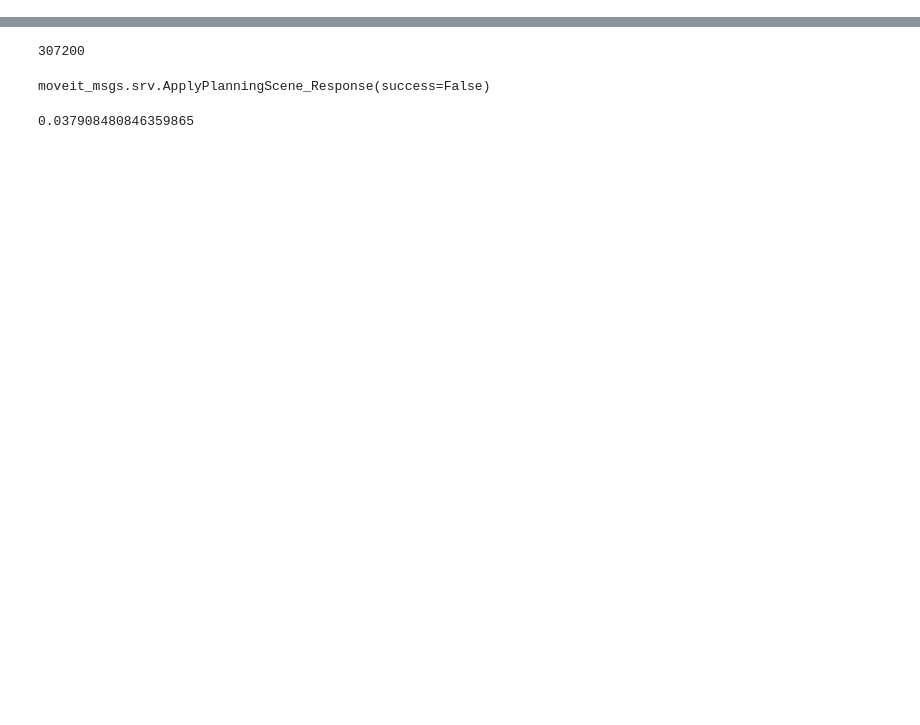
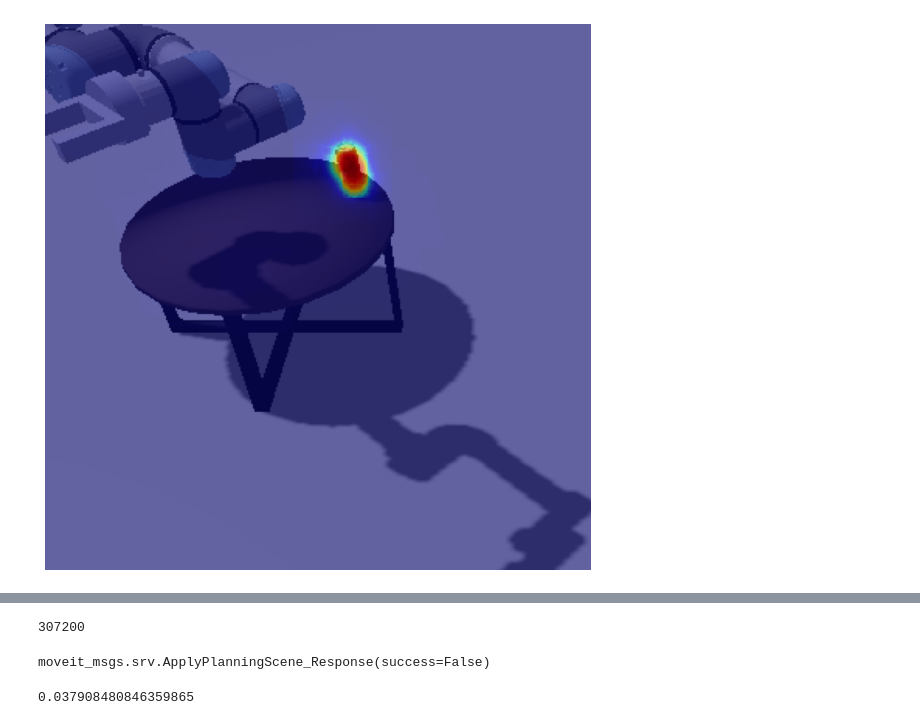
Before and after one commit to johnny555/bar_ws, a Jupyter notebook: Untitled.ipynb, the cells around one changed output, grey strips where cells are left out. Cells and saved outputs as stored; diff of their text form; code cells hidden in the pictures; blank space fills up the shorter version.

```diff
--- a/Untitled.ipynb
+++ b/Untitled.ipynb
@@ -141,0 +95,23 @@ finite_depth_points = depth_points[ np.isfinite(depth_points).all(axis=1), :]
+# %%
+from transformers import CLIPSegProcessor, CLIPSegForImageSegmentation
+from PIL import Image
+
+processor = CLIPSegProcessor.from_pretrained("CIDAS/clipseg-rd64-refined")
+model = CLIPSegForImageSegmentation.from_pretrained("CIDAS/clipseg-rd64-refined")
+
+inputs = processor(text="a can of soda", images=img[:352,:352,:], return_tensors="pt")
+
+outputs = model(**inputs)
+mask = outputs.logits.sigmoid().detach().cpu().numpy()[0,:,:]
+
+#depth_image = np.frombuffer(depth.data, dtype=np.float32).reshape(msg.height, msg.width)
+
+
+plt.figure(figsize=(10, 10))
+plt.imshow(img[:352,:352])
+plt.imshow(mask, alpha=0.5, cmap="jet")
+#plt.imshow(depth_image[:352,:352], alpha=0.5)
+plt.axis("off")
+plt.show()
+# %% [output]
+[figure, added]
```
Also changed, not shown: parts of 19 cells of this notebook.
